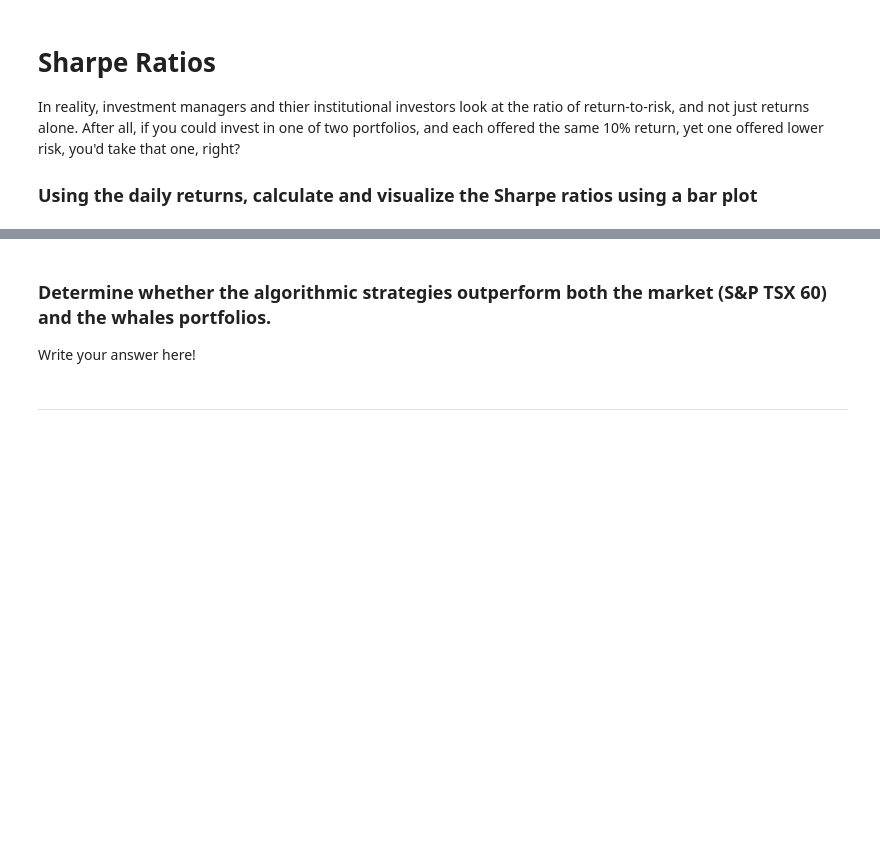
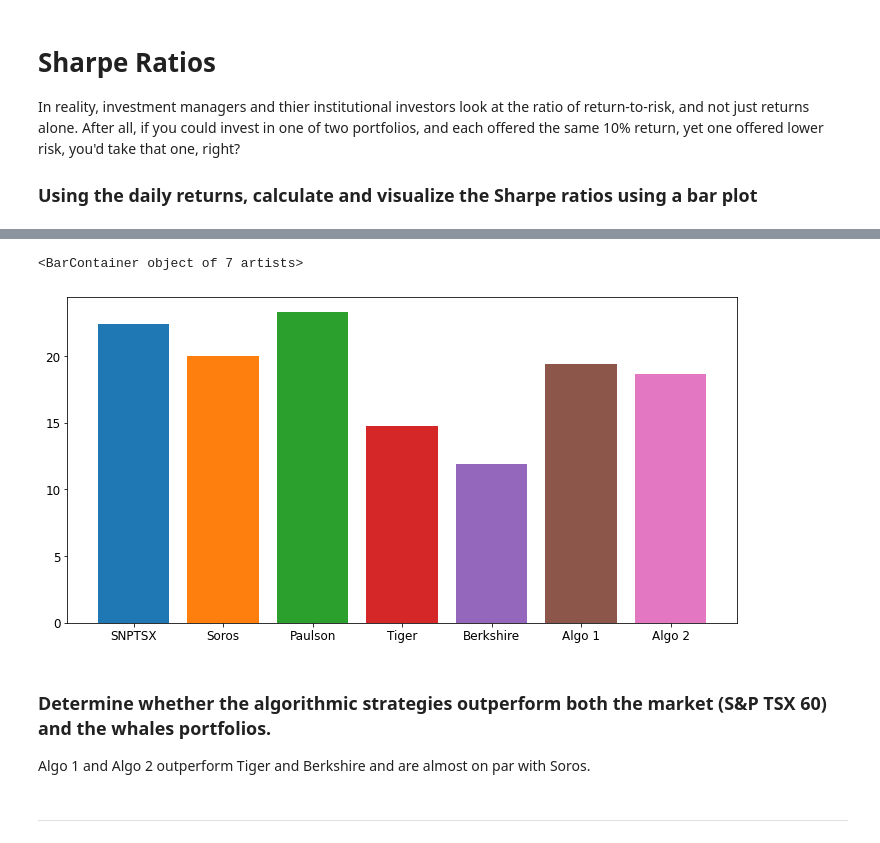
Before and after one commit to 2KAbhishek/whaleport, a Jupyter notebook: whaleport.ipynb, the cells around one changed output, grey strips where cells are left out. Drawn from its saved outputs; the diff is of its cells as text; code cells hidden in the pictures; blank space fills up the shorter version.

Commit message:
Plot sharpe ratios

```diff
--- a/whaleport.ipynb
+++ b/whaleport.ipynb
@@ -325,0 +324,7 @@ In reality, investment managers and thier institutional investors look at the ra
+# %%
+# Annualized Sharpe Ratios
+sharpe_ratios = []
+for col in portfolio_df.columns[1:]:
+    annualized_sharpe_ratio = (portfolio_df[col].mean() - 0.01) / portfolio_df[col].std() * np.sqrt(252)
+    sharpe_ratios.append(-1 * annualized_sharpe_ratio)
+    print(f'Annualized Sharpe Ratio of {col} => {round(annualized_sharpe_ratio, 6)}')
@@ -326,9 +339,14 @@ In reality, investment managers and thier institutional investors look at the ra
 # %%
 # Visualize the sharpe ratios as a bar plot
+plt.figure(figsize=(12,6))
+plt.bar(portfolio_df.columns[1:], sharpe_ratios, color=colors)
+# %% [output]
+<BarContainer object of 7 artists>
+[figure, added]
 # %% [markdown]
 ### Determine whether the algorithmic strategies outperform both the market (S&P TSX 60) and the whales portfolios.
 
-Write your answer here!
+Algo 1 and Algo 2 outperform Tiger and Berkshire and are almost on par with Soros.
 # %% [markdown]
 ---
 # %% [markdown]
```
Also changed, not shown: parts of 2 cells of this notebook.
